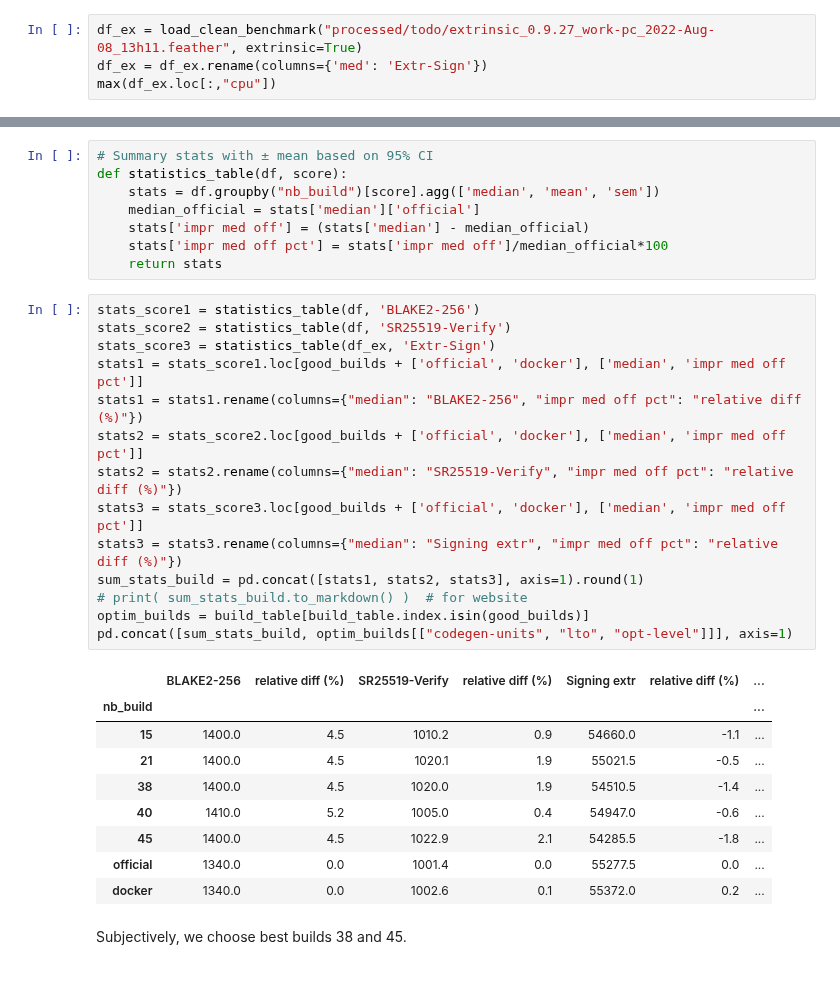
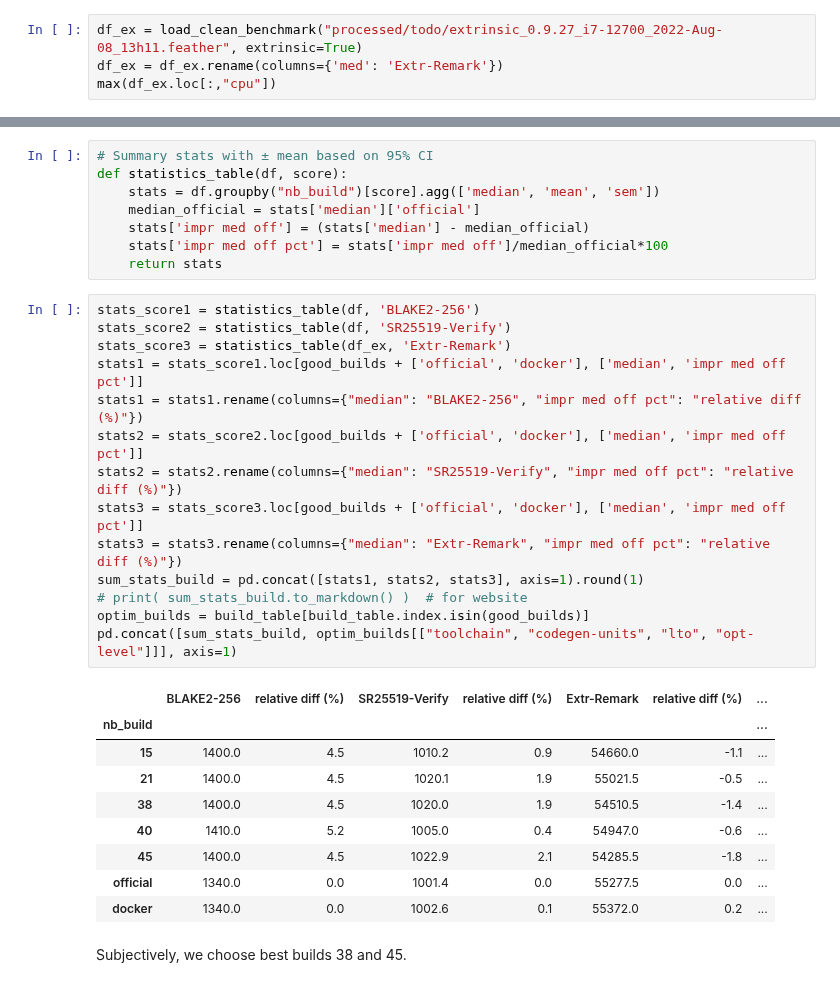
Before and after one commit to MathCryptoDoc/polkadot-optimized, a Jupyter notebook: notebook/analyze-0-9-27.ipynb, the cells around one changed output, grey strips where cells are left out. Saved outputs shown, nothing was run; the diff lists cells and outputs as text.

```diff
--- a/notebook/analyze-0-9-27.ipynb
+++ b/notebook/analyze-0-9-27.ipynb
@@ -56,8 +56,8 @@ max(df.loc[:,"cpu"])
 # %% [output]
 0.4
 # %%
-df_ex = load_clean_benchmark("processed/todo/extrinsic_0.9.27_work-pc_2022-Aug-08_13h11.feather", extrinsic=True)
-df_ex = df_ex.rename(columns={'med': 'Extr-Sign'})
+df_ex = load_clean_benchmark("processed/todo/extrinsic_0.9.27_i7-12700_2022-Aug-08_13h11.feather", extrinsic=True)
+df_ex = df_ex.rename(columns={'med': 'Extr-Remark'})
 max(df_ex.loc[:,"cpu"])
 # %% [output]
 0.2
@@ -291,19 +291,19 @@ def statistics_table(df, score):
 # %%
 stats_score1 = statistics_table(df, 'BLAKE2-256')
 stats_score2 = statistics_table(df, 'SR25519-Verify')
-stats_score3 = statistics_table(df_ex, 'Extr-Sign')
+stats_score3 = statistics_table(df_ex, 'Extr-Remark')
 stats1 = stats_score1.loc[good_builds + ['official', 'docker'], ['median', 'impr med off pct']]
 stats1 = stats1.rename(columns={"median": "BLAKE2-256", "impr med off pct": "relative diff (%)"})
 stats2 = stats_score2.loc[good_builds + ['official', 'docker'], ['median', 'impr med off pct']]
 stats2 = stats2.rename(columns={"median": "SR25519-Verify", "impr med off pct": "relative diff (%)"})
 stats3 = stats_score3.loc[good_builds + ['official', 'docker'], ['median', 'impr med off pct']]
-stats3 = stats3.rename(columns={"median": "Signing extr", "impr med off pct": "relative diff (%)"})
+stats3 = stats3.rename(columns={"median": "Extr-Remark", "impr med off pct": "relative diff (%)"})
 sum_stats_build = pd.concat([stats1, stats2, stats3], axis=1).round(1)
 # print( sum_stats_build.to_markdown() )  # for website
 optim_builds = build_table[build_table.index.isin(good_builds)]
-pd.concat([sum_stats_build, optim_builds[["codegen-units", "lto", "opt-level"]]], axis=1)
+pd.concat([sum_stats_build, optim_builds[["toolchain", "codegen-units", "lto", "opt-level"]]], axis=1)
 # %% [output]
-|  | BLAKE2-256 | relative diff (%) | SR25519-Verify | relative diff (%) | Signing extr | relative diff (%) | ... |
+|  | BLAKE2-256 | relative diff (%) | SR25519-Verify | relative diff (%) | Extr-Remark | relative diff (%) | ... |
 | nb_build |  |  |  |  |  |  | ... |
 | 15 | 1400.0 | 4.5 | 1010.2 | 0.9 | 54660.0 | -1.1 | ... |
 | 21 | 1400.0 | 4.5 | 1020.1 | 1.9 | 55021.5 | -0.5 | ... |
```
Also changed, not shown: parts of 11 cells of this notebook, 1 other file.
